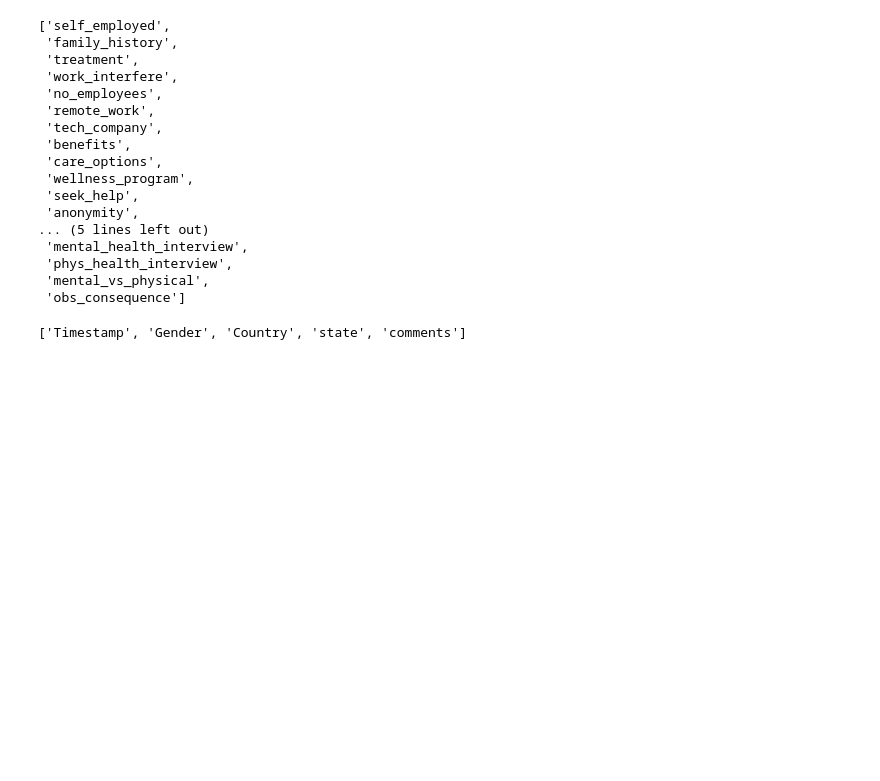
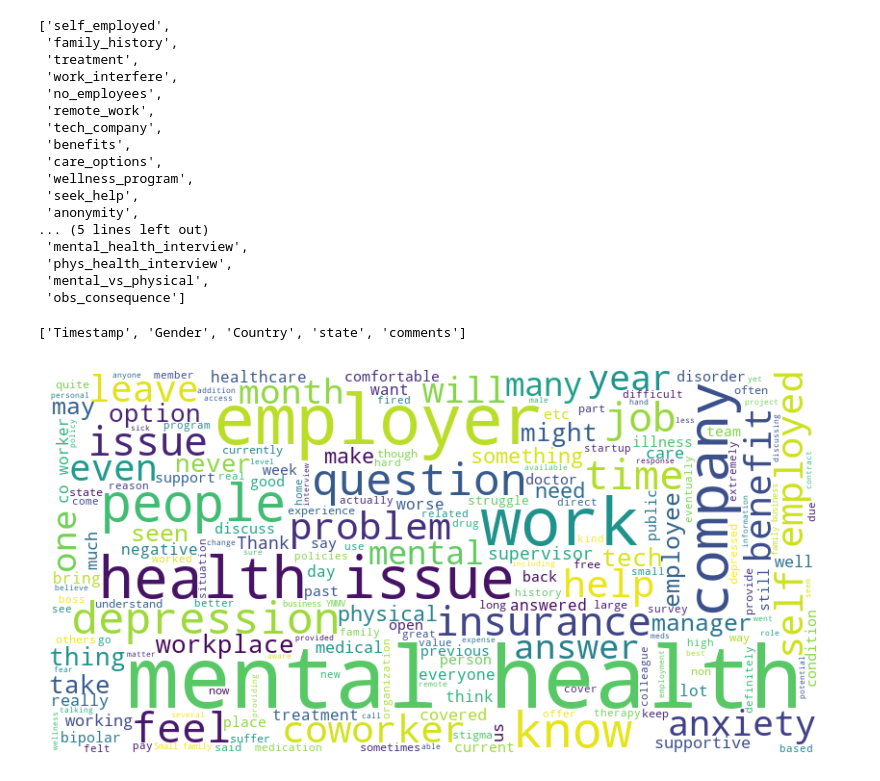
Before and after one commit to denizdagli/mental-health, a Jupyter notebook: dataAnalysis.ipynb, the cells around one changed output. Drawn from its saved outputs; the diff is of its cells as text; code cells hidden in the pictures; blank space fills up the shorter version.

Commit message:
Generate word cloud for the comments column in the dataset

```diff
--- a/dataAnalysis.ipynb
+++ b/dataAnalysis.ipynb
@@ -191,3 +232,22 @@ cat_cols
 cat_but_car
 # %% [output]
 ['Timestamp', 'Gender', 'Country', 'state', 'comments']
+# %%
+comments=df['comments']
+
+# Yorumlarda eksik (NaN) değerleri temizle ve yalnızca metin olanları seç
+comments = df['comments'].dropna().astype(str)
+
+# Yorumları birleştir ve tüm metni tek bir string haline getir
+text = " ".join(comment for comment in comments)
+
+# Kelime bulutunu oluştur
+wordcloud = WordCloud(width=800, height=400, background_color='white').generate(text)
+
+# Kelime bulutunu görselleştir
+plt.figure(figsize=(10, 5))
+plt.imshow(wordcloud, interpolation='bilinear')
+plt.axis('off')  # Eksenleri gizle
+plt.show()
+# %% [output]
+[figure, added]
```
Also changed, not shown: parts of 3 cells of this notebook.
